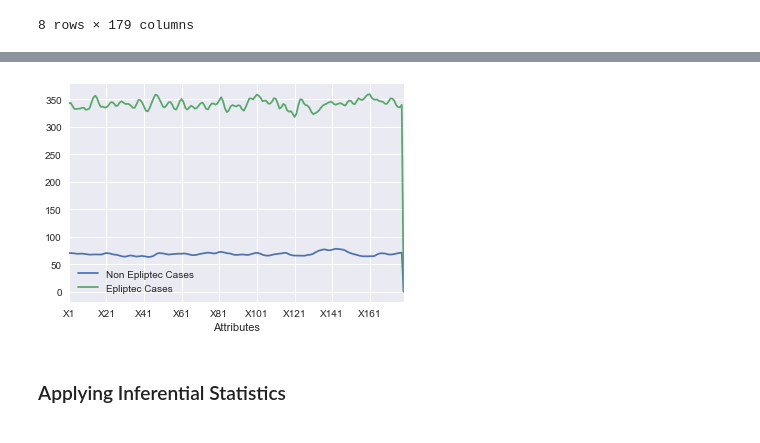
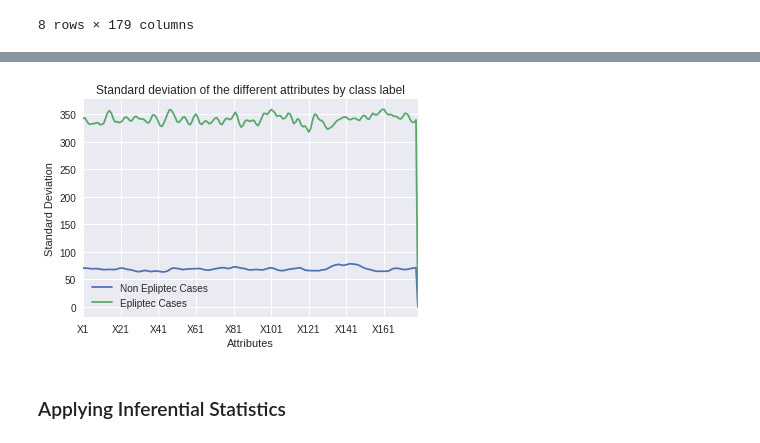
Before and after one commit to cgoat/Intermediate-Data-Science, a Jupyter notebook: Capstone Project/Epiliptec Patient.ipynb, the cells around one changed output, grey strips where cells are left out. Drawn from its saved outputs; the diff is of its cells as text; code cells hidden in the pictures.

```diff
--- a/Capstone Project/Epiliptec Patient.ipynb
+++ b/Capstone Project/Epiliptec Patient.ipynb
@@ -95,14 +103,16 @@ plt.show()
 # %%
 # Check if variance is high for all attributes for class =1
 non_epi = data[data.y <> 1].describe().loc["std"]
 epi = data[data.y == 1].describe().loc["std"]
 non_epi.plot(label = "Non Epliptec Cases",legend = True)
 epi.plot(label = "Epliptec Cases",legend = True)
 plt.xlabel("Attributes")
+plt.ylabel("Standard Deviation")
+plt.title ("Standard deviation of the different attributes by class label")
 plt.show()
 # It can be clearly seen that Epliptec cases (Y=1) have a high variation across all attributes
 # %% [output]
-[figure, old version]
+[figure, new version]
 # %% [markdown]
 <h3> Applying Inferential Statistics </h3>
 # %%
```
Also changed, not shown: parts of 37 cells of this notebook, 8 other files.
